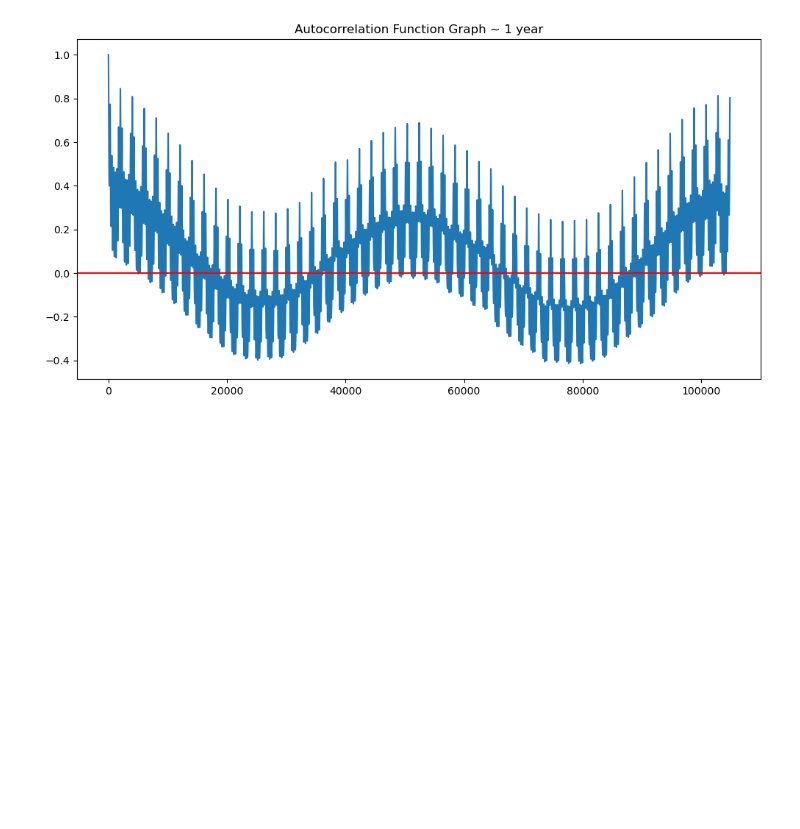
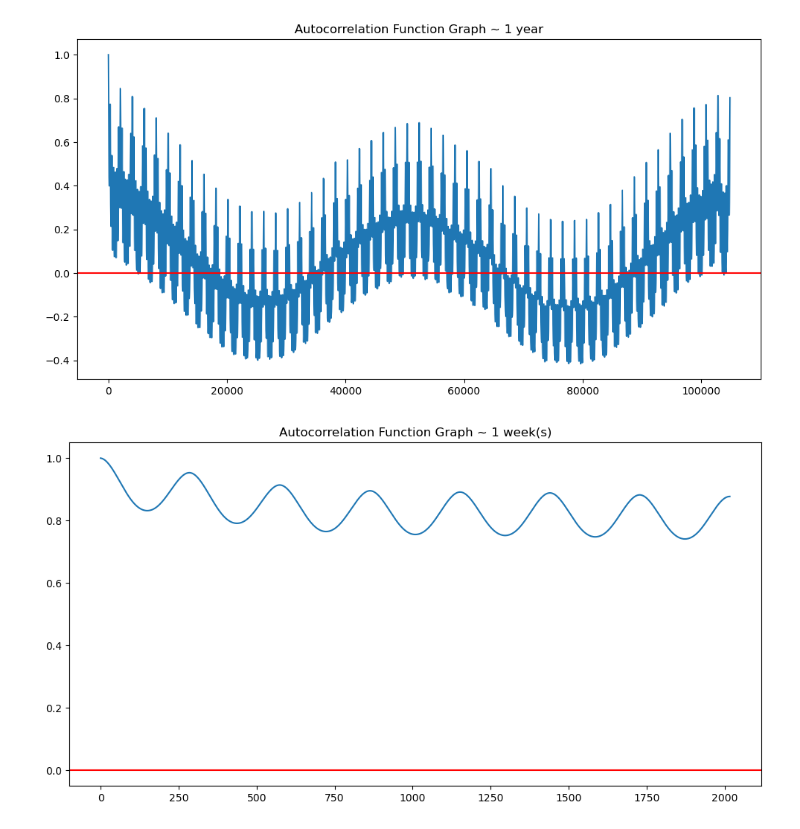
Before and after one commit to jihosuperman/forecasting_power_demand, a Jupyter notebook: TimeSeries_check.ipynb, the cells around one changed output. Drawn from its saved outputs; the diff is of its cells as text; code cells hidden in the pictures; blank space fills up the shorter version.

```diff
--- a/TimeSeries_check.ipynb
+++ b/TimeSeries_check.ipynb
@@ -4,6 +4,15 @@ import pandas as pd
 import numpy as np
 from statsmodels.graphics.tsaplots import plot_acf, plot_pacf
 import matplotlib.pyplot as plt
+# %%
+def auto_correlation_graph(data, weeks):
+    acf = sm.tsa.stattools.acf(data, nlags=int(2016*weeks), fft=False, adjusted=True)
+
+    plt.figure(figsize=(12,6))
+    plt.plot(acf)
+    plt.axhline(y=0, color='red')
+    plt.title(f"Autocorrelation Function Graph ~ {weeks} week(s)")
+    plt.show()
 # %%
 power_demand = pd.read_csv('./data/power_demand_interpolated.csv')
 power_demand['기준일시'] = pd.to_datetime(power_demand['기준일시'])
@@ -51,0 +118,13 @@ plt.show()
+# %%
+weather_metadata_path = './data/weather_localcenter_metadata.csv'
+weather_5minute_ASOS_path = './data/weather_5minute_ASOS_2020-2023.parquet'
+holiday_path = './data/holidays.csv'
+power_path = './data/power_demand_interpolated.csv'
+
+target_df = generate_target_df(weather_metadata_path, weather_5minute_ASOS_path, holiday_path, power_path)
+# %%
+target_df = target_df.iloc[:,1:4]
+# %%
+auto_correlation_graph(target_df.iloc[:,0], 1)
+# %% [output]
+[figure, added]
```
Also changed, not shown: parts of 21 cells of this notebook.
